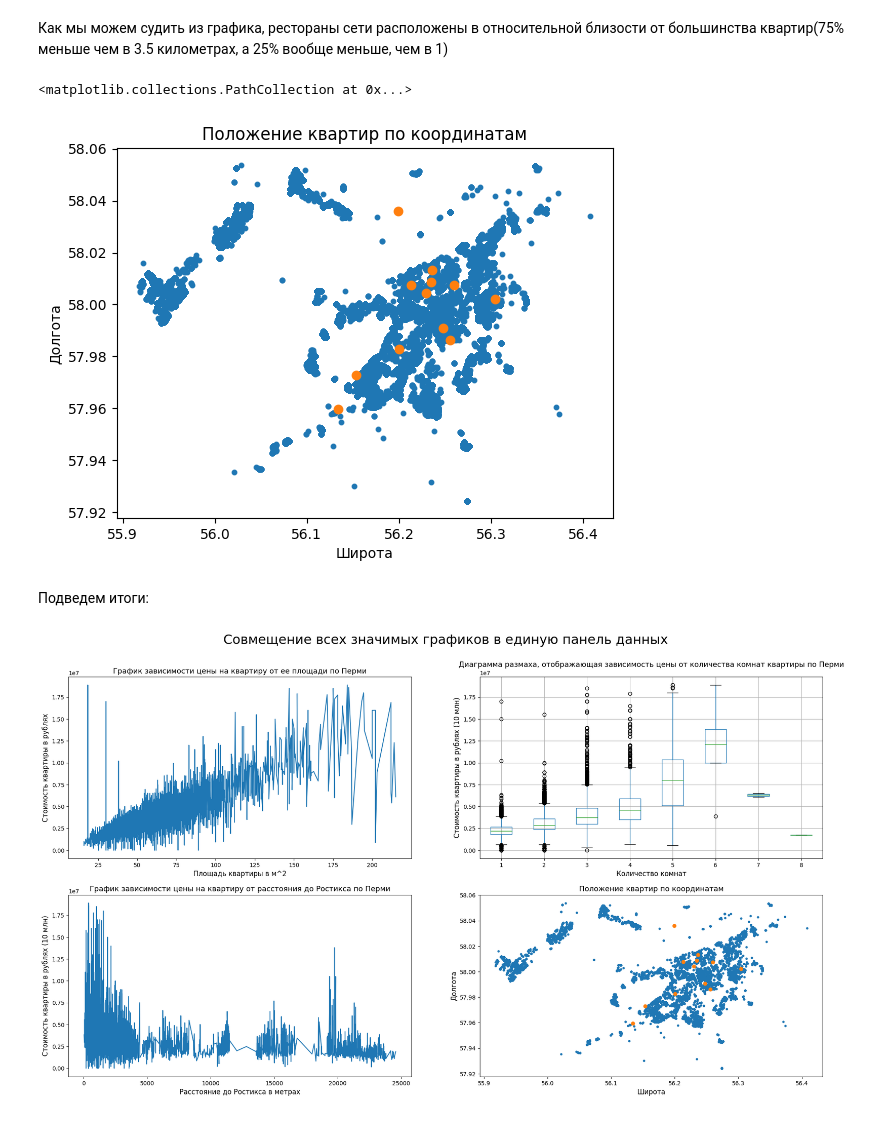
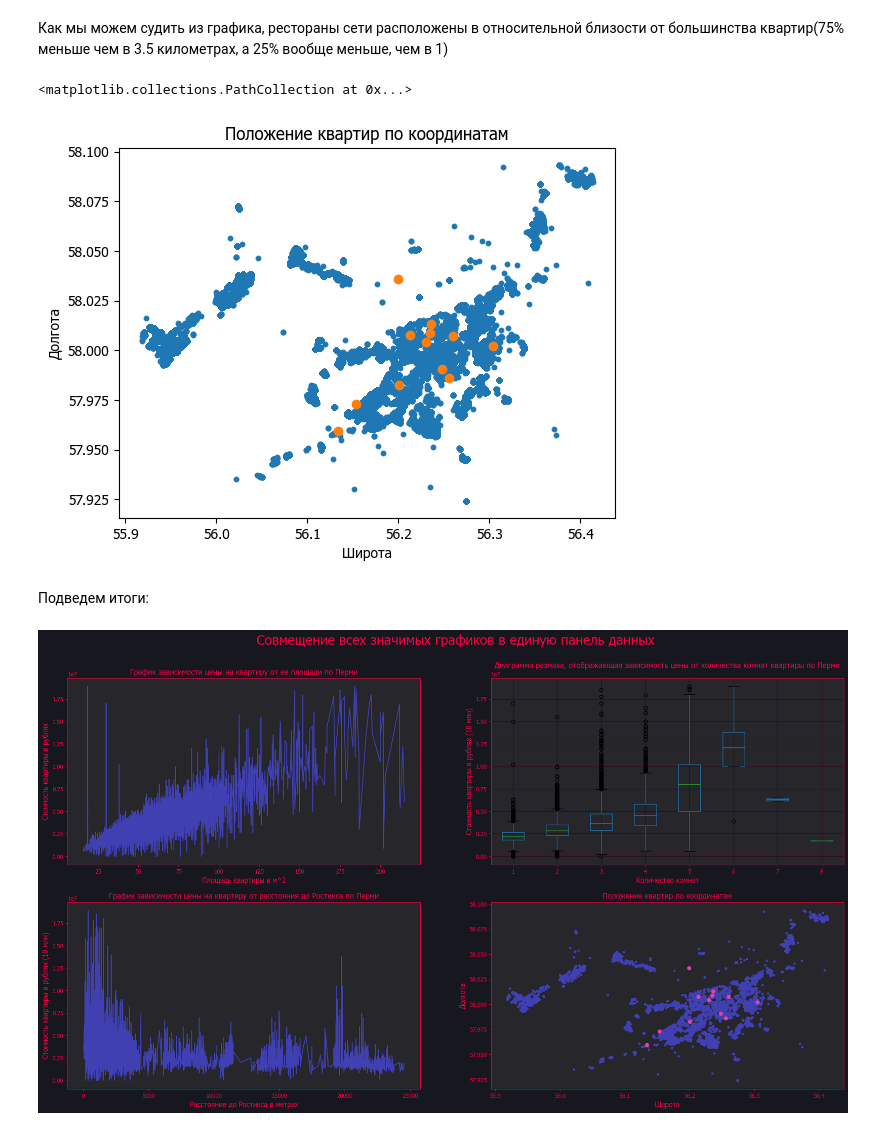
Before and after one commit to Leousov/ML_Lab_1, a Jupyter notebook: Main.ipynb, the cells around one changed output. Saved outputs shown, nothing was run; the diff lists cells and outputs as text; code cells hidden in the pictures.

```diff
--- a/Main.ipynb
+++ b/Main.ipynb
@@ -132,10 +132,10 @@ mpl.rcParams['agg.path.chunksize'] = 0
 # %%
 # Уточним данные для Пермскому краю
 df_perm = df[df["geo_lat"] > 57.923799]
-df_perm = df_perm[df_perm["geo_lat"] < 58.05395]
+df_perm = df_perm[df_perm["geo_lat"] < 58.09395]
 df_perm = df_perm[df_perm["geo_lon"] < 56.43334]
 df_perm = df_perm[df_perm["geo_lon"] > 55.90506]
-# 58.05395° 55.90506° - 57.923799° 56.43334°
+# 58.09395° 55.90506° - 57.923799° 56.43334°
 dfd = df_perm[['price', 'area']]
 dfd = dfd.sort_values('area')
 plt.title("График зависимости цены на квартиру от ее площади по Перми")
@@ -242,51 +242,75 @@ for i in rostcs_mas:
 plt.scatter(b, a)
 # %% [output]
 <matplotlib.collections.PathCollection at 0x...>
-[figure, old version]
+[figure, new version]
 # %% [markdown]
 Подведем итоги:
 # %%
+mpl.rcParams['font.family'] = 'sans-serif'
+mpl.rcParams['font.sans-serif'] = ['Tahoma', 'DejaVu Sans',
+                               'Lucida Grande', 'Verdana']
+
+clr_text = (0.98,0,0.25)
+clr_subcolor = (0.25,0,0.05)
+clr_background_sub = (0.15,0.15,0.17)
+clr_background_fig = (0.09,0.09,0.12)
+clr_main_plot = (0.25,0.25,0.70)
+clr_sec_plot = (0.9,0.25,0.65)
+
+def set_axis_colors(axes):
+    axes.spines['left'].set_color(clr_text)
+    axes.spines['bottom'].set_color(clr_text)
+    axes.spines['right'].set_color(clr_text)
+    axes.spines['top'].set_color(clr_text)
+    axes.tick_params(axis='x', colors=clr_text)
+    axes.tick_params(axis='y', colors=clr_text)
+    axes.set_facecolor(clr_background_sub)
+
 fig, axs = plt.subplots(nrows=2, ncols=2, figsize = (23,13))
-# for n, col in enumerate(df[countable_cols].columns):
-#     axs[n//2, n%2].boxplot(df[col])
-#     axs[n//2, n%2].set_title(col)
-# fig.tight_layout(w_pad=3.0, h_pad=3.0)
+
 dfd = dfd.sort_values('area')
-axs[0, 0].plot(dfd['area'], dfd['price'])
-axs[0, 0].set_title("График зависимости цены на квартиру от ее площади по Перми", fontsize=13)
-axs[0, 0].set_xlabel("Площадь квартиры в м^2", fontsize=12)
-axs[0, 0].set_ylabel("Стоимость квартиры в рублях", fontsize=12)
+axs[0, 0].plot(dfd['area'], dfd['price'], color=clr_main_plot)
+axs[0, 0].set_title("График зависимости цены на квартиру от ее площади по Перми", fontsize=13, color=clr_text)
+axs[0, 0].set_xlabel("Площадь квартиры в м^2", fontsize=12, color=clr_text)
+axs[0, 0].set_ylabel("Стоимость квартиры в рублях", fontsize=12, color=clr_text)
+set_axis_colors(axs[0, 0])
 
 dfd = dfd.sort_values('rooms')
 dfd.boxplot("price","rooms",ax = axs[0, 1])
-axs[0, 1].set_title("Диаграмма размаха, отображающая зависимость цены от количества комнат квартиры по Перми", fontsize=13)
-axs[0, 1].set_xlabel("Количество комнат", fontsize=12)
-axs[0, 1].set_ylabel("Стоимость квартиры в рублях (10 млн)", fontsize=12)
+axs[0, 1].set_title("Диаграмма размаха, отображающая зависимость цены от количества комнат квартиры по Перми", fontsize=13, color=clr_text)
+axs[0, 1].set_xlabel("Количество комнат", fontsize=12, color=clr_text)
+axs[0, 1].set_ylabel("Стоимость квартиры в рублях (10 млн)", fontsize=12, color=clr_text)
+axs[0, 1].grid(color=clr_subcolor)
+set_axis_colors(axs[0, 1])
 
 dfrost = dfd.sort_values("rost_dist")
-axs[1, 0].set_title("График зависимости цены на квартиру от расстояния до Ростикса по Перми", fontsize=13)
-axs[1, 0].set_xlabel("Расстояние до Ростикса в метрах", fontsize=12)
-axs[1, 0].set_ylabel("Стоимость квартиры в рублях (10 млн)", fontsize=12)
-axs[1, 0].plot(dfrost["rost_dist"], dfrost['price'])
+axs[1, 0].set_title("График зависимости цены на квартиру от расстояния до Ростикса по Перми", fontsize=13, color=clr_text)
+axs[1, 0].set_xlabel("Расстояние до Ростикса в метрах", fontsize=12, color=clr_text)
+axs[1, 0].set_ylabel("Стоимость квартиры в рублях (10 млн)", fontsize=12, color=clr_text)
+axs[1, 0].plot(dfrost["rost_dist"], dfrost['price'], color=clr_main_plot)
+set_axis_colors(axs[1, 0])
 
-axs[1, 1].set_title("Положение квартир по координатам", fontsize=13)
-axs[1, 1].set_xlabel("Широта", fontsize=12)
-axs[1, 1].set_ylabel("Долгота", fontsize=12)
-axs[1, 1].scatter(dfd["geo_lon"], dfd["geo_lat"],s=10)
+axs[1, 1].set_title("Положение квартир по координатам", fontsize=13, color=clr_text)
+axs[1, 1].set_xlabel("Широта", fontsize=12, color=clr_text)
+axs[1, 1].set_ylabel("Долгота", fontsize=12, color=clr_text)
+axs[1, 1].scatter(dfd["geo_lon"], dfd["geo_lat"], s=10, color=clr_main_plot)
+set_axis_colors(axs[1, 1])
+
 a = []
 b = []
 for i in rostcs_mas:
     a.append(i[0])
     b.append(i[1])
-axs[1, 1].scatter(b, a)
+axs[1, 1].scatter(b, a, color=clr_sec_plot)
 
 # plt.subplots_adjust(left=0.1,
 #                     bottom=0.1,
 #                     right=0.9,
 #                     top=0.9,
 #                     wspace=0.4,
 #                     hspace=0.4)
-plt.suptitle("Совмещение всех значимых графиков в единую панель данных", fontsize=23)
+plt.suptitle("Совмещение всех значимых графиков в единую панель данных", fontsize=23, color=clr_text)
+fig.set_facecolor(clr_background_fig)
 plt.show()
 # %% [output]
-[figure, old version]
+[figure, new version]
```
Also changed, not shown: parts of 8 cells of this notebook.
